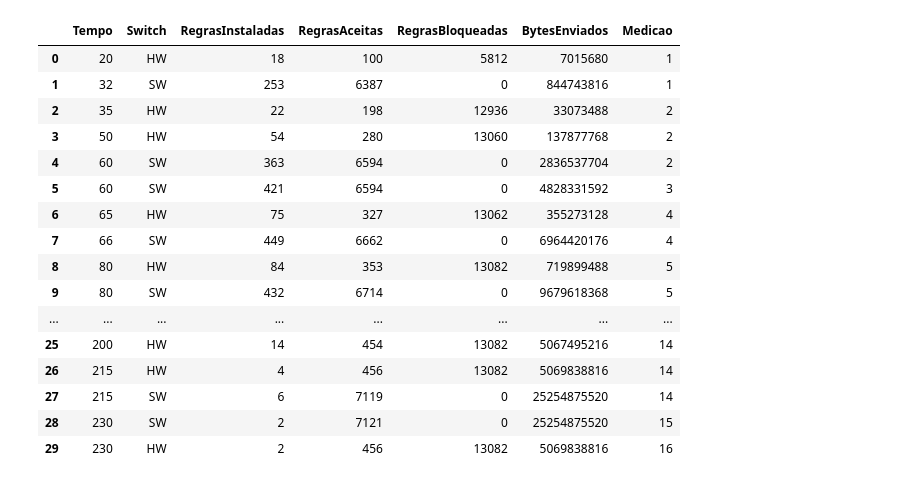
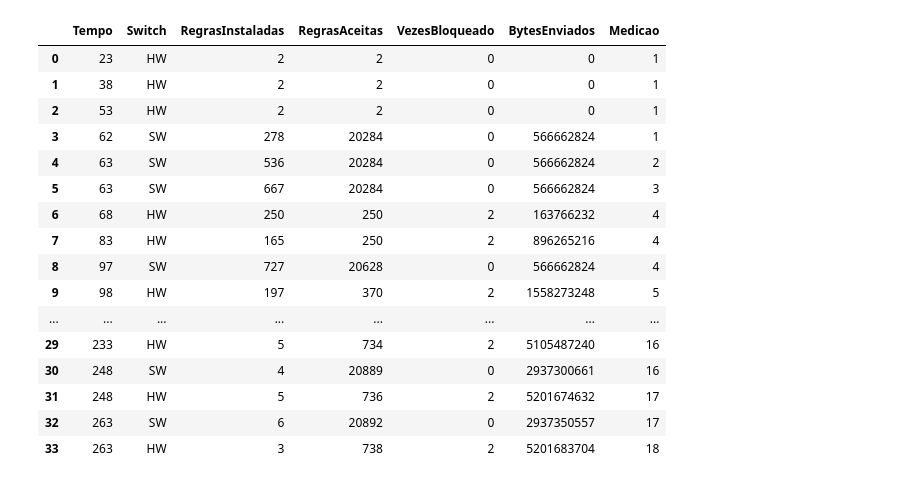
Before and after one commit to pedrobellotti/iperftestes, a Jupyter notebook: Scripts/analise_txt.ipynb, the cells around one changed output. Saved outputs shown, nothing was run; the diff lists cells and outputs as text; code cells hidden in the pictures.

```diff
--- a/Scripts/analise_txt.ipynb
+++ b/Scripts/analise_txt.ipynb
@@ -15,28 +15,28 @@ def teste(row):
         contador += 1
         return retorno
 # %%
-df = pd.read_table("../Saidas/Teste3/info_parimpar.txt", sep=" ")
+df = pd.read_table("../Saidas/Teste5/info_sw.txt", sep=" ")
 df["Medicao"] = df.apply (teste, axis=1)
 #df.reset_index().set_index('index', drop=False)
 df
 # %% [output]
-|  | Tempo | Switch | RegrasInstaladas | RegrasAceitas | RegrasBloqueadas | BytesEnviados | Medicao |
-| 0 | 20 | HW | 18 | 100 | 5812 | 7015680 | 1 |
-| 1 | 32 | SW | 253 | 6387 | 0 | 844743816 | 1 |
-| 2 | 35 | HW | 22 | 198 | 12936 | 33073488 | 2 |
-| 3 | 50 | HW | 54 | 280 | 13060 | 137877768 | 2 |
-| 4 | 60 | SW | 363 | 6594 | 0 | 2836537704 | 2 |
-| 5 | 60 | SW | 421 | 6594 | 0 | 4828331592 | 3 |
-| 6 | 65 | HW | 75 | 327 | 13062 | 355273128 | 4 |
-| 7 | 66 | SW | 449 | 6662 | 0 | 6964420176 | 4 |
-| 8 | 80 | HW | 84 | 353 | 13082 | 719899488 | 5 |
-| 9 | 80 | SW | 432 | 6714 | 0 | 9679618368 | 5 |
+|  | Tempo | Switch | RegrasInstaladas | RegrasAceitas | VezesBloqueado | BytesEnviados | Medicao |
+| 0 | 23 | HW | 2 | 2 | 0 | 0 | 1 |
+| 1 | 38 | HW | 2 | 2 | 0 | 0 | 1 |
+| 2 | 53 | HW | 2 | 2 | 0 | 0 | 1 |
+| 3 | 62 | SW | 278 | 20284 | 0 | 566662824 | 1 |
+| 4 | 63 | SW | 536 | 20284 | 0 | 566662824 | 2 |
+| 5 | 63 | SW | 667 | 20284 | 0 | 566662824 | 3 |
+| 6 | 68 | HW | 250 | 250 | 2 | 163766232 | 4 |
+| 7 | 83 | HW | 165 | 250 | 2 | 896265216 | 4 |
+| 8 | 97 | SW | 727 | 20628 | 0 | 566662824 | 4 |
+| 9 | 98 | HW | 197 | 370 | 2 | 1558273248 | 5 |
 | ... | ... | ... | ... | ... | ... | ... | ... |
-| 25 | 200 | HW | 14 | 454 | 13082 | 5067495216 | 14 |
-| 26 | 215 | HW | 4 | 456 | 13082 | 5069838816 | 14 |
-| 27 | 215 | SW | 6 | 7119 | 0 | 25254875520 | 14 |
-| 28 | 230 | SW | 2 | 7121 | 0 | 25254875520 | 15 |
-| 29 | 230 | HW | 2 | 456 | 13082 | 5069838816 | 16 |
+| 29 | 233 | HW | 5 | 734 | 2 | 5105487240 | 16 |
+| 30 | 248 | SW | 4 | 20889 | 0 | 2937300661 | 16 |
+| 31 | 248 | HW | 5 | 736 | 2 | 5201674632 | 17 |
+| 32 | 263 | SW | 6 | 20892 | 0 | 2937350557 | 17 |
+| 33 | 263 | HW | 3 | 738 | 2 | 5201683704 | 18 |
 # %%
 # Função para cálculo do intervalo de confiança de 95%
 def confinterval (data):
```
Also changed, not shown: parts of 1 cell of this notebook, 11 other files.
